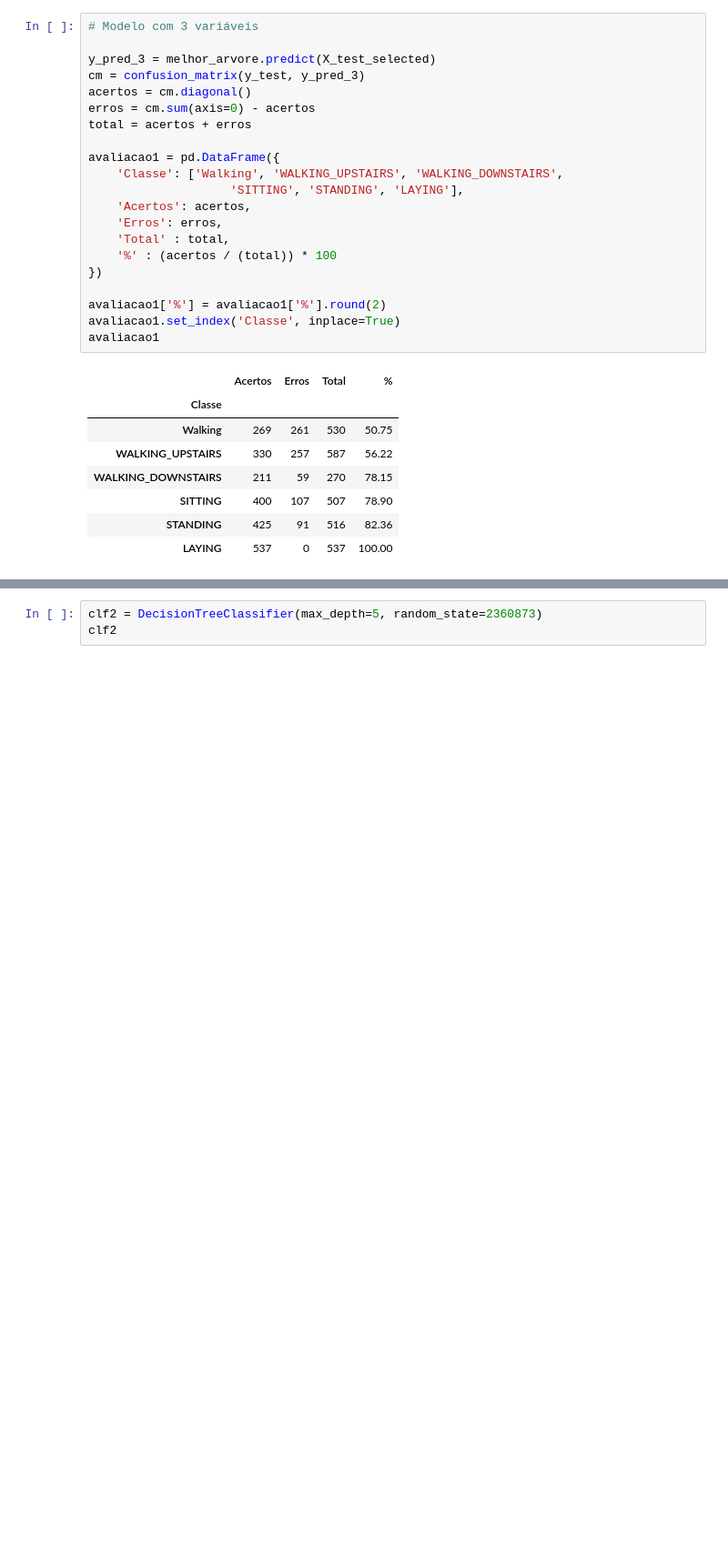
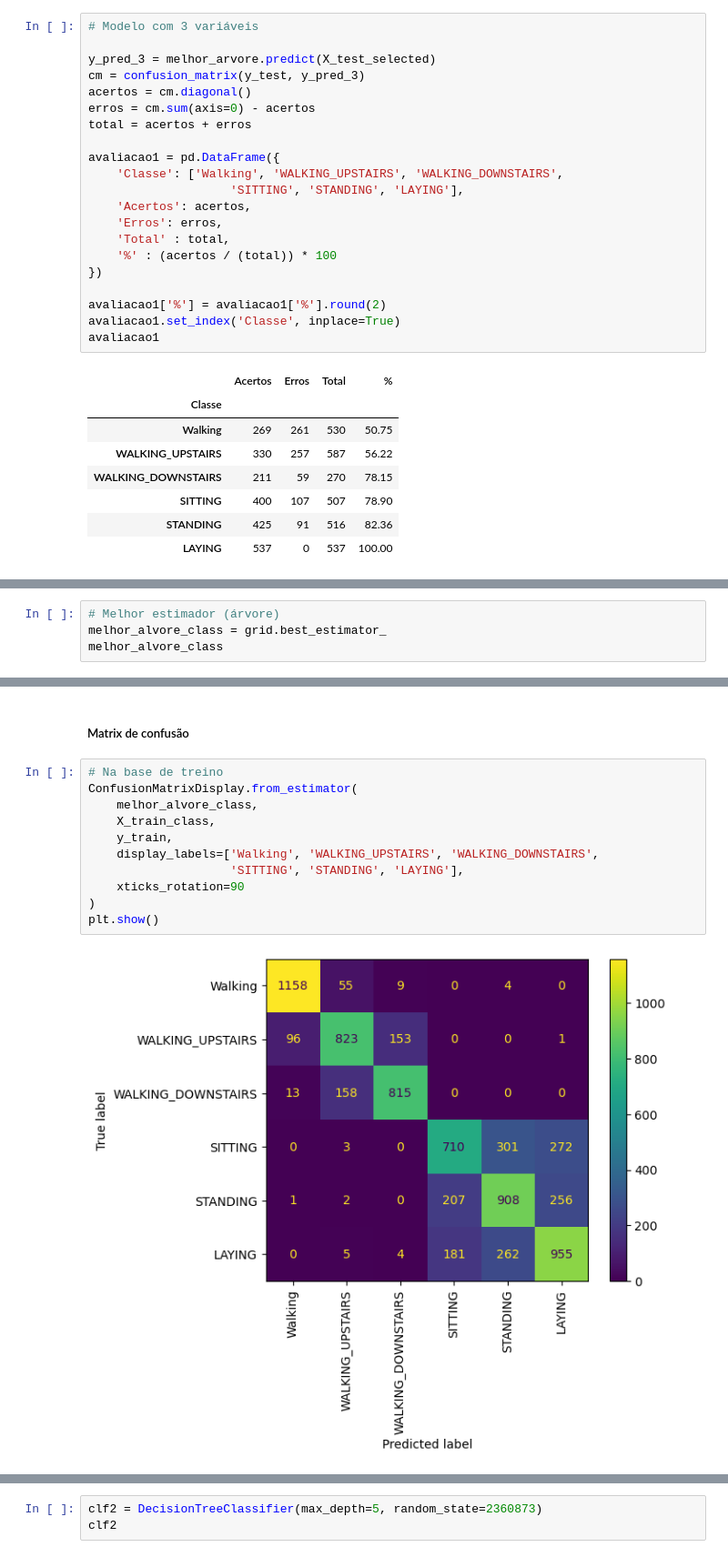
Before and after one commit to JECSanches/Classification_Tree_II-part_3, a Jupyter notebook: classification_tree_II-part-3.ipynb, the cells around one changed output, grey strips where cells are left out. Shown: that part at 91% size. Cells and saved outputs as stored; diff of their text form; blank space fills up the shorter version.

```diff
--- a/classification_tree_II-part-3.ipynb
+++ b/classification_tree_II-part-3.ipynb
@@ -314,0 +456,4 @@ A melhor forma de se melhorar um algoritmo é colocando nele novas variáveis qu
+# %%
+# Melhor estimador (árvore)
+melhor_alvore_class = grid.best_estimator_
+melhor_alvore_class
@@ -314,0 +475,15 @@ A melhor forma de se melhorar um algoritmo é colocando nele novas variáveis qu
+# %% [markdown]
+##### Matrix de confusão
+# %%
+# Na base de treino
+ConfusionMatrixDisplay.from_estimator(
+    melhor_alvore_class,
+    X_train_class,
+    y_train,
+    display_labels=['Walking', 'WALKING_UPSTAIRS', 'WALKING_DOWNSTAIRS',
+                    'SITTING', 'STANDING', 'LAYING'],
+    xticks_rotation=90
+)
+plt.show()
+# %% [output]
+[figure, added]
```
Also changed, not shown: parts of 34 cells of this notebook.
